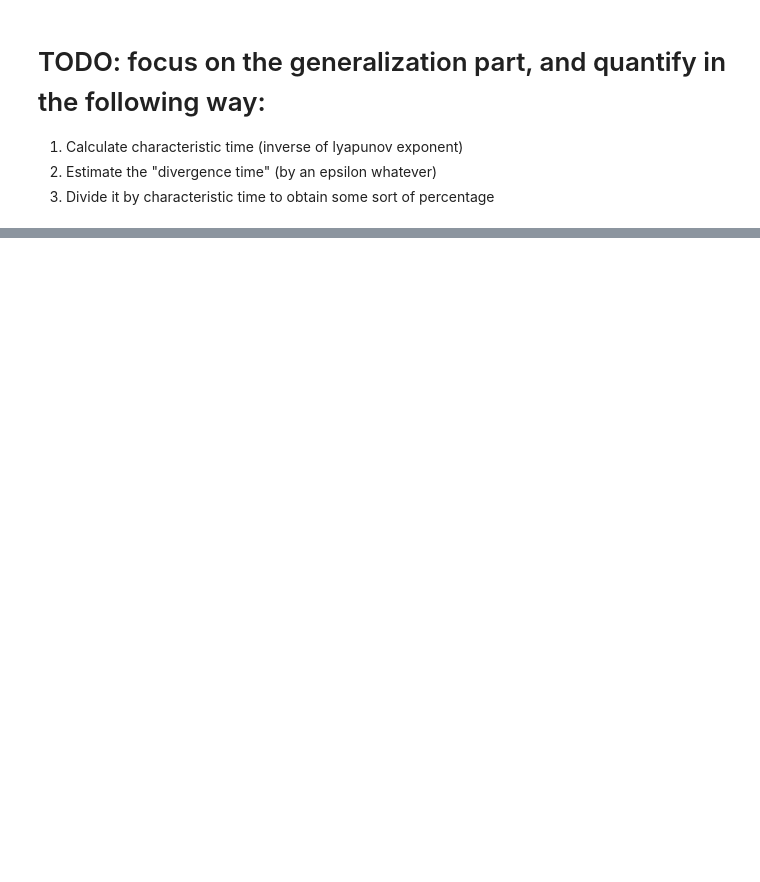
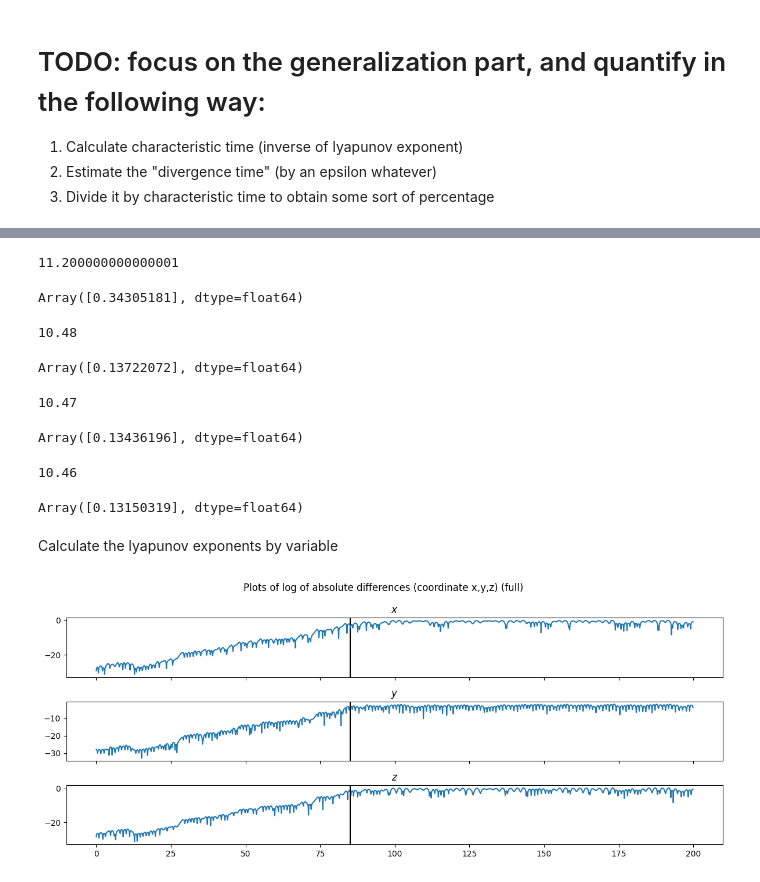
Before and after one commit to OdinMeng/Hybridizing-DeepLearning-and-ClassicalMathematicalModeling, a Jupyter notebook: code/31_3_chua_circuit_jax_part1.ipynb, the cells around one changed output, grey strips where cells are left out. Saved outputs shown, nothing was run; the diff lists cells and outputs as text; code cells hidden in the pictures; blank space fills up the shorter version.

```diff
--- a/code/31_3_chua_circuit_jax_part1.ipynb
+++ b/code/31_3_chua_circuit_jax_part1.ipynb
@@ -709,0 +887,70 @@ altra figura: provo a veder ele MLE
+# %%
+get_ratio(x_val[0])
+# %% [output]
+11.200000000000001
+Array([0.34305181], dtype=float64)
+# %%
+get_ratio(jnp.array([0.1, 0.1, 0.01]))
+# %% [output]
+10.48
+Array([0.13722072], dtype=float64)
+# %%
+get_ratio(jnp.array([0.1, 0.1, 0.1]))
+# %% [output]
+10.47
+Array([0.13436196], dtype=float64)
+# %%
+get_ratio(jnp.array([-0.1, 0, -0.1]))
+# %% [output]
+10.46
+Array([0.13150319], dtype=float64)
+# %% [markdown]
+Calculate the lyapunov exponents by variable
+# %%
+# Calculate the characteristic time
+term = dfx.ODETerm(chua_model)
+solver = dfx.Dopri5()
+
+
+y0 = jnp.array((0.0001, 0.1, 0))
+
+key = jax.random.PRNGKey(67)
+
+v = jax.random.normal(key, shape=(3,))
+v = v / jnp.linalg.norm(v)
+
+delta = 1e-12
+
+y0_alt = y0 + delta * v # randomly define a perturbation with norm \delta_0 = 10^-8
+T_MAX = 200
+saveat = dfx.SaveAt(ts=(ts:=jnp.arange(0, T_MAX, 0.1)))
+
+# training set
+traj_1 = dfx.diffeqsolve(term, solver, t0=0, t1=T_MAX, dt0=0.1, y0=y0, args=(ALPHA, BETA, GAMMA, A, C), saveat=saveat).ys
+traj_2 = dfx.diffeqsolve(term, solver, t0=0, t1=T_MAX, dt0=0.1, y0=y0_alt, args=(ALPHA, BETA, GAMMA, A, C), saveat=saveat).ys
+
+fig, axes = plt.subplots(3, 1, figsize=(12, 5), sharex=True)
+
+plt.suptitle("Plots of log of absolute differences (coordinate x,y,z) (full)")
+
+plt.sca(axes[0])
+
+t_eval = jnp.arange(0, 200, 0.1)
+plt.axvline(N:=85, color="k")
+
+plt.plot(t_eval[:], diff_x := jnp.log(jnp.abs(traj_1[:, 0] - traj_2[:, 0])))
+plt.title("$x$")
+plt.sca(axes[1])
+plt.plot(t_eval[:], diff_y := jnp.log(jnp.abs(traj_1[:, 1] - traj_2[:, 1])))
+plt.title("$y$")
+plt.axvline(N:=85, color="k")
+
+plt.sca(axes[2])
+plt.plot(t_eval[:], diff_z := jnp.log(jnp.abs(traj_1[:, 2] - traj_2[:, 2])))
+plt.title("$z$")
+plt.axvline(N:=85, color="k")
+plt.tight_layout()
+
+plt.show()
+# %% [output]
+[figure, added]
```
Also changed, not shown: parts of 18 cells of this notebook, 28 other files.
